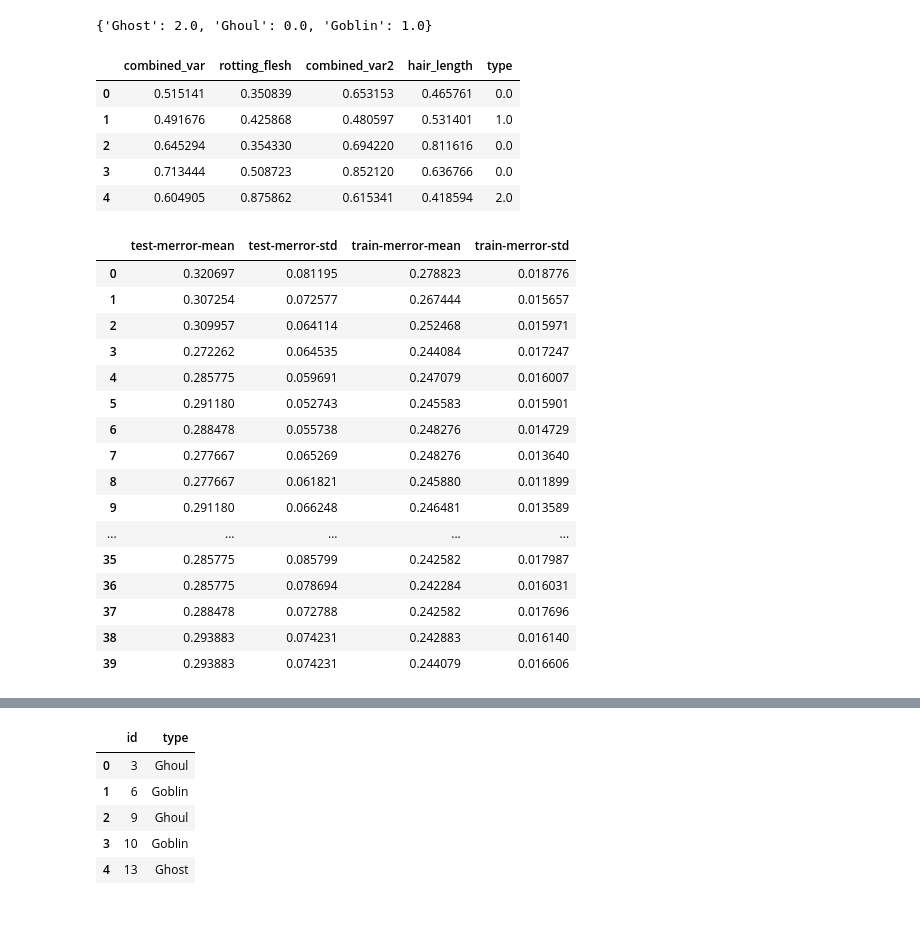
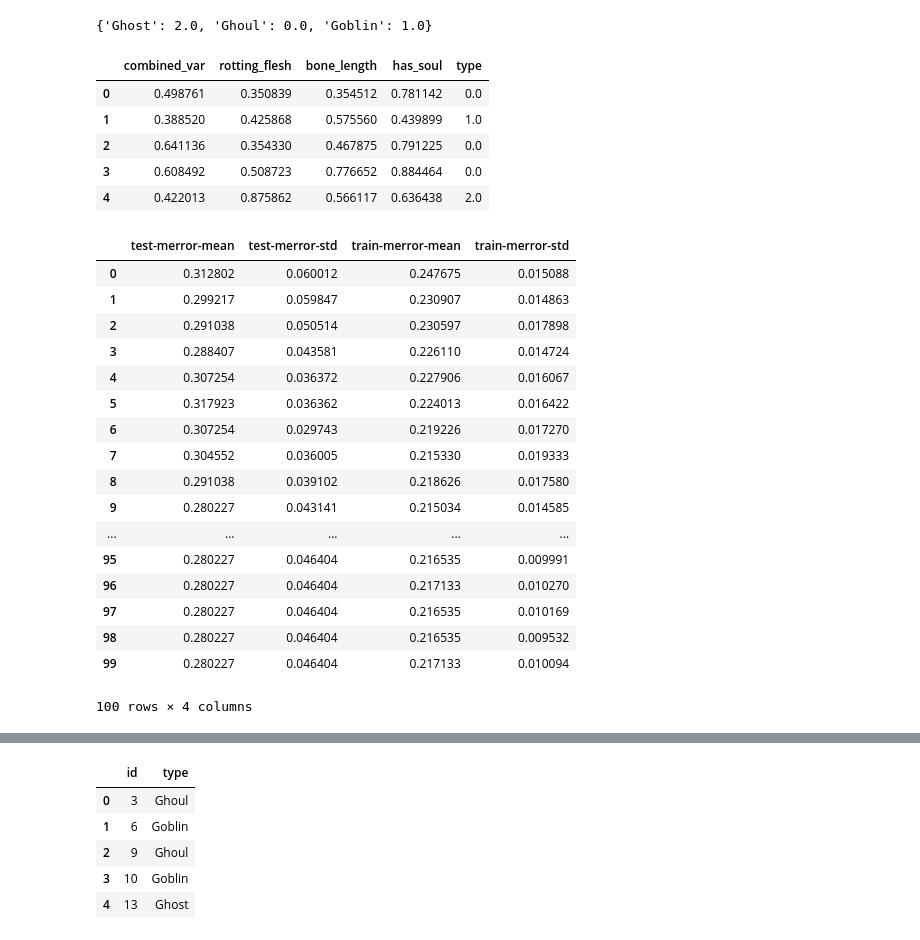
Before and after one commit to heaven00/ghost_busters, a Jupyter notebook: Boosting.ipynb, the cells around one changed output, grey strips where cells are left out. Cells and saved outputs as stored; diff of their text form; code cells hidden in the pictures.

```diff
--- a/Boosting.ipynb
+++ b/Boosting.ipynb
@@ -15,9 +15,7 @@ test_data = pd.read_csv('data/test.csv', low_memory=False)
 combined_set = pd.concat([train_data, test_data])
 # %%
 # add the combined var
-combined_set['combined_var'] = (combined_set.bone_length * .20) + (combined_set.rotting_flesh * .20) + (combined_set.hair_length * .30) + (combined_set.has_soul * .30)
-combined_set['combined_var2'] = (combined_set.bone_length * .30) + (combined_set.has_soul * .70)
-combined_set['exp_combined'] = pd.np.exp(combined_set.combined_var)
+combined_set['combined_var'] = (combined_set.hair_length * .40) + (combined_set.has_soul * .40)
 # %%
 # Replace categorical variables with numbers
 def label_encoding(df, col):
@@ -47,18 +56,18 @@ type_label_map
 # %% [output]
 {'Ghost': 2.0, 'Ghoul': 0.0, 'Goblin': 1.0}
 # %%
-train_cols = ['combined_var', 'rotting_flesh', 'combined_var2', 'hair_length']
+train_cols = ['combined_var', 'rotting_flesh', 'bone_length', 'has_soul']
 target_var = 'type'
 selected_cols = train_cols + [target_var]
 # %%
 train_set[selected_cols].head()
 # %% [output]
-|  | combined_var | rotting_flesh | combined_var2 | hair_length | type |
-| 0 | 0.515141 | 0.350839 | 0.653153 | 0.465761 | 0.0 |
-| 1 | 0.491676 | 0.425868 | 0.480597 | 0.531401 | 1.0 |
-| 2 | 0.645294 | 0.354330 | 0.694220 | 0.811616 | 0.0 |
-| 3 | 0.713444 | 0.508723 | 0.852120 | 0.636766 | 0.0 |
-| 4 | 0.604905 | 0.875862 | 0.615341 | 0.418594 | 2.0 |
+|  | combined_var | rotting_flesh | bone_length | has_soul | type |
+| 0 | 0.498761 | 0.350839 | 0.354512 | 0.781142 | 0.0 |
+| 1 | 0.388520 | 0.425868 | 0.575560 | 0.439899 | 1.0 |
+| 2 | 0.641136 | 0.354330 | 0.467875 | 0.791225 | 0.0 |
+| 3 | 0.608492 | 0.508723 | 0.776652 | 0.884464 | 0.0 |
+| 4 | 0.422013 | 0.875862 | 0.566117 | 0.636438 | 2.0 |
 # %%
 dtrain = xgb.DMatrix(train_set[train_cols], feature_names=train_cols, label=train_set[target_var])
 dtest = xgb.DMatrix(test_set[train_cols], feature_names=train_cols)
@@ -67,28 +76,29 @@ params = {'max_depth':5, 'eta':0.0001, 'silent':1, 'objective':'multi:softmax'}
 params['num_class'] = 3
 params['seed'] = 7
 params['subsample'] = 0.6
-params['gamma'] = 10
-params['min_child_weight'] = 0.1
+params['gamma'] = 4
+params['min_child_weight'] = 0
 params['tree_method'] = 'exact'
 params['sketch_eps'] = 0.4
 # %%
-xgb.cv(params, dtrain, nfold=10, num_boost_round=40)
+xgb.cv(params, dtrain, nfold=10, num_boost_round=100)
 # %% [output]
 |  | test-merror-mean | test-merror-std | train-merror-mean | train-merror-std |
-| 0 | 0.320697 | 0.081195 | 0.278823 | 0.018776 |
-| 1 | 0.307254 | 0.072577 | 0.267444 | 0.015657 |
-| 2 | 0.309957 | 0.064114 | 0.252468 | 0.015971 |
-| 3 | 0.272262 | 0.064535 | 0.244084 | 0.017247 |
-| 4 | 0.285775 | 0.059691 | 0.247079 | 0.016007 |
-| 5 | 0.291180 | 0.052743 | 0.245583 | 0.015901 |
-| 6 | 0.288478 | 0.055738 | 0.248276 | 0.014729 |
-| 7 | 0.277667 | 0.065269 | 0.248276 | 0.013640 |
-| 8 | 0.277667 | 0.061821 | 0.245880 | 0.011899 |
-| 9 | 0.291180 | 0.066248 | 0.246481 | 0.013589 |
+| 0 | 0.312802 | 0.060012 | 0.247675 | 0.015088 |
+| 1 | 0.299217 | 0.059847 | 0.230907 | 0.014863 |
+| 2 | 0.291038 | 0.050514 | 0.230597 | 0.017898 |
+| 3 | 0.288407 | 0.043581 | 0.226110 | 0.014724 |
+| 4 | 0.307254 | 0.036372 | 0.227906 | 0.016067 |
+| 5 | 0.317923 | 0.036362 | 0.224013 | 0.016422 |
+| 6 | 0.307254 | 0.029743 | 0.219226 | 0.017270 |
+| 7 | 0.304552 | 0.036005 | 0.215330 | 0.019333 |
+| 8 | 0.291038 | 0.039102 | 0.218626 | 0.017580 |
+| 9 | 0.280227 | 0.043141 | 0.215034 | 0.014585 |
 | ... | ... | ... | ... | ... |
-| 35 | 0.285775 | 0.085799 | 0.242582 | 0.017987 |
-| 36 | 0.285775 | 0.078694 | 0.242284 | 0.016031 |
-| 37 | 0.288478 | 0.072788 | 0.242582 | 0.017696 |
-| 38 | 0.293883 | 0.074231 | 0.242883 | 0.016140 |
-| 39 | 0.293883 | 0.074231 | 0.244079 | 0.016606 |
+| 95 | 0.280227 | 0.046404 | 0.216535 | 0.009991 |
+| 96 | 0.280227 | 0.046404 | 0.217133 | 0.010270 |
+| 97 | 0.280227 | 0.046404 | 0.216535 | 0.010169 |
+| 98 | 0.280227 | 0.046404 | 0.216535 | 0.009532 |
+| 99 | 0.280227 | 0.046404 | 0.217133 | 0.010094 |
+100 rows × 4 columns
 # %%
```
Also changed, not shown: parts of 9 cells of this notebook, 5 other files.
